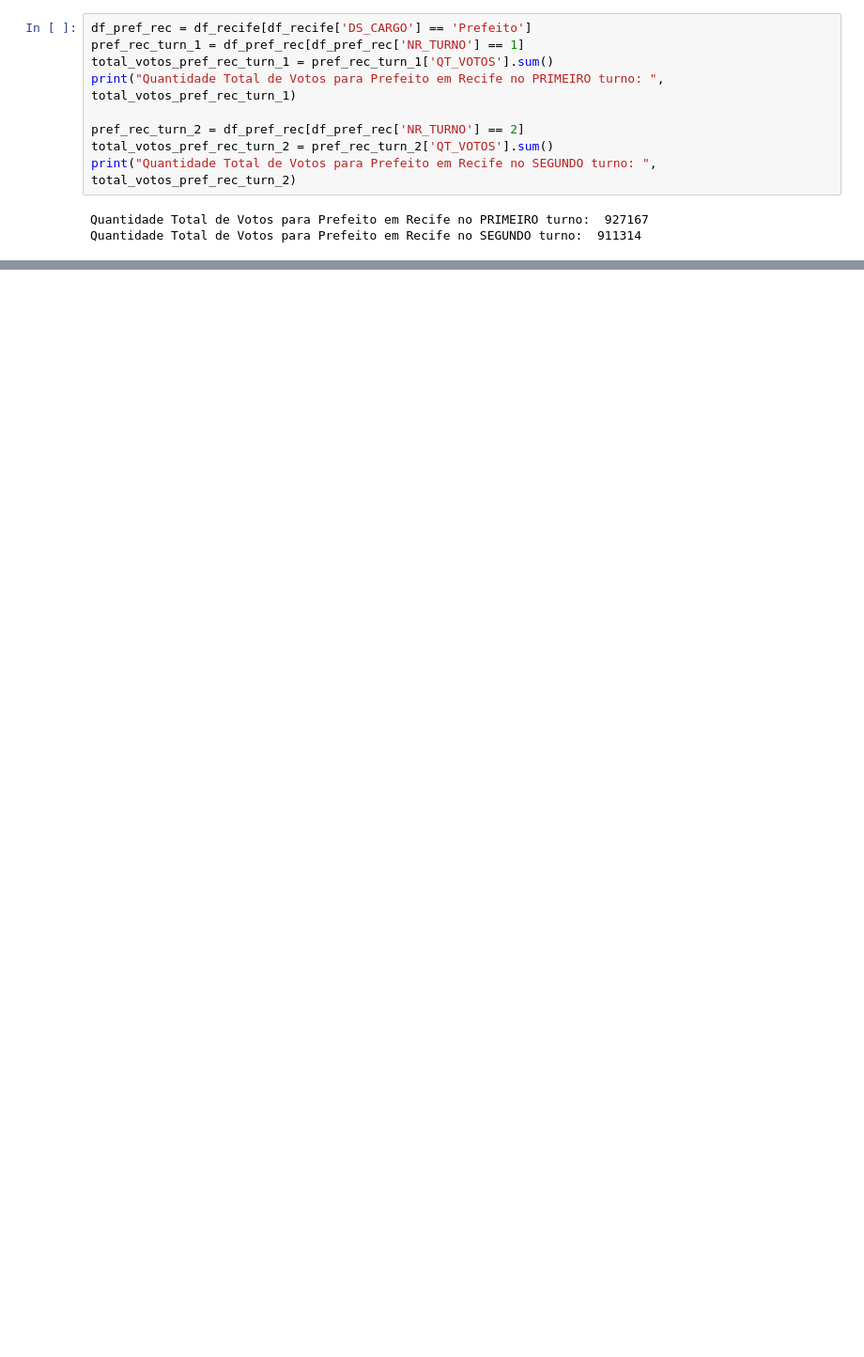
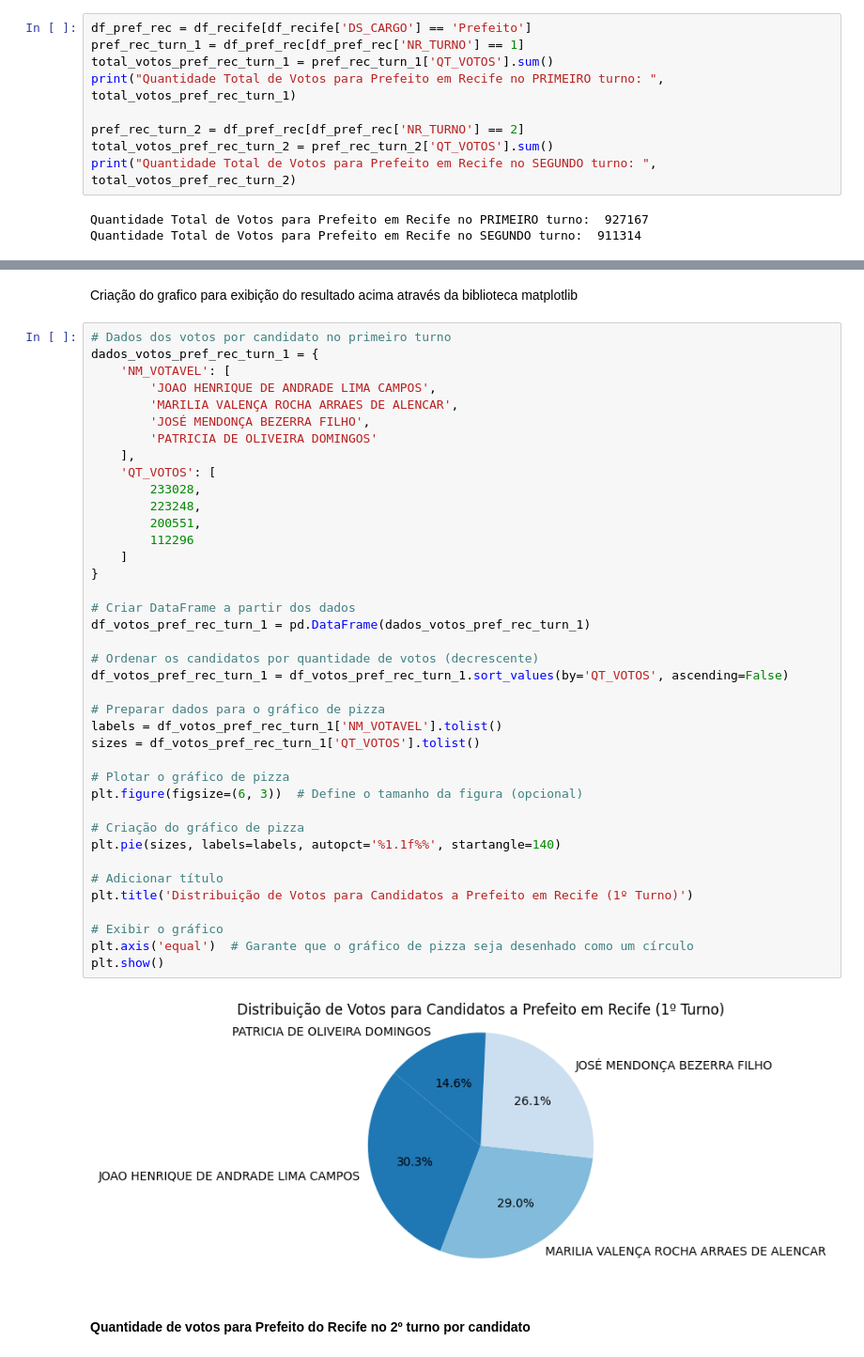
Before and after one commit to guilherme-pg/pe_analytics, a Jupyter notebook: pe_analytics.ipynb, the cells around one changed output, grey strips where cells are left out. Shown at 94% size. Saved outputs shown, nothing was run; the diff lists cells and outputs as text; blank space fills up the shorter version.

```diff
--- a/pe_analytics.ipynb
+++ b/pe_analytics.ipynb
@@ -148,0 +302,45 @@ Quantidade Total de Votos para Prefeito em Recife no SEGUNDO turno:  911314
+# %% [markdown]
+Criação do grafico para exibição do resultado acima através da biblioteca matplotlib
+# %%
+# Dados dos votos por candidato no primeiro turno
+dados_votos_pref_rec_turn_1 = {
+    'NM_VOTAVEL': [
+        'JOAO HENRIQUE DE ANDRADE LIMA CAMPOS',
+        'MARILIA VALENÇA ROCHA ARRAES DE ALENCAR',
+        'JOSÉ MENDONÇA BEZERRA FILHO',
+        'PATRICIA DE OLIVEIRA DOMINGOS'
+    ],
+    'QT_VOTOS': [
+        233028,
+        223248,
+        200551,
+        112296
+    ]
+}
+
+# Criar DataFrame a partir dos dados
+df_votos_pref_rec_turn_1 = pd.DataFrame(dados_votos_pref_rec_turn_1)
+
+# Ordenar os candidatos por quantidade de votos (decrescente)
+df_votos_pref_rec_turn_1 = df_votos_pref_rec_turn_1.sort_values(by='QT_VOTOS', ascending=False)
+
+# Preparar dados para o gráfico de pizza
+labels = df_votos_pref_rec_turn_1['NM_VOTAVEL'].tolist()
+sizes = df_votos_pref_rec_turn_1['QT_VOTOS'].tolist()
+
+# Plotar o gráfico de pizza
+plt.figure(figsize=(6, 3))  # Define o tamanho da figura (opcional)
+
+# Criação do gráfico de pizza
+plt.pie(sizes, labels=labels, autopct='%1.1f%%', startangle=140)
+
+# Adicionar título
+plt.title('Distribuição de Votos para Candidatos a Prefeito em Recife (1º Turno)')
+
+# Exibir o gráfico
+plt.axis('equal')  # Garante que o gráfico de pizza seja desenhado como um círculo
+plt.show()
+# %% [output]
+[figure, added]
+# %% [markdown]
+#### Quantidade de votos para Prefeito do Recife no 2º turno por candidato
```
Also changed, not shown: parts of 42 cells of this notebook.
